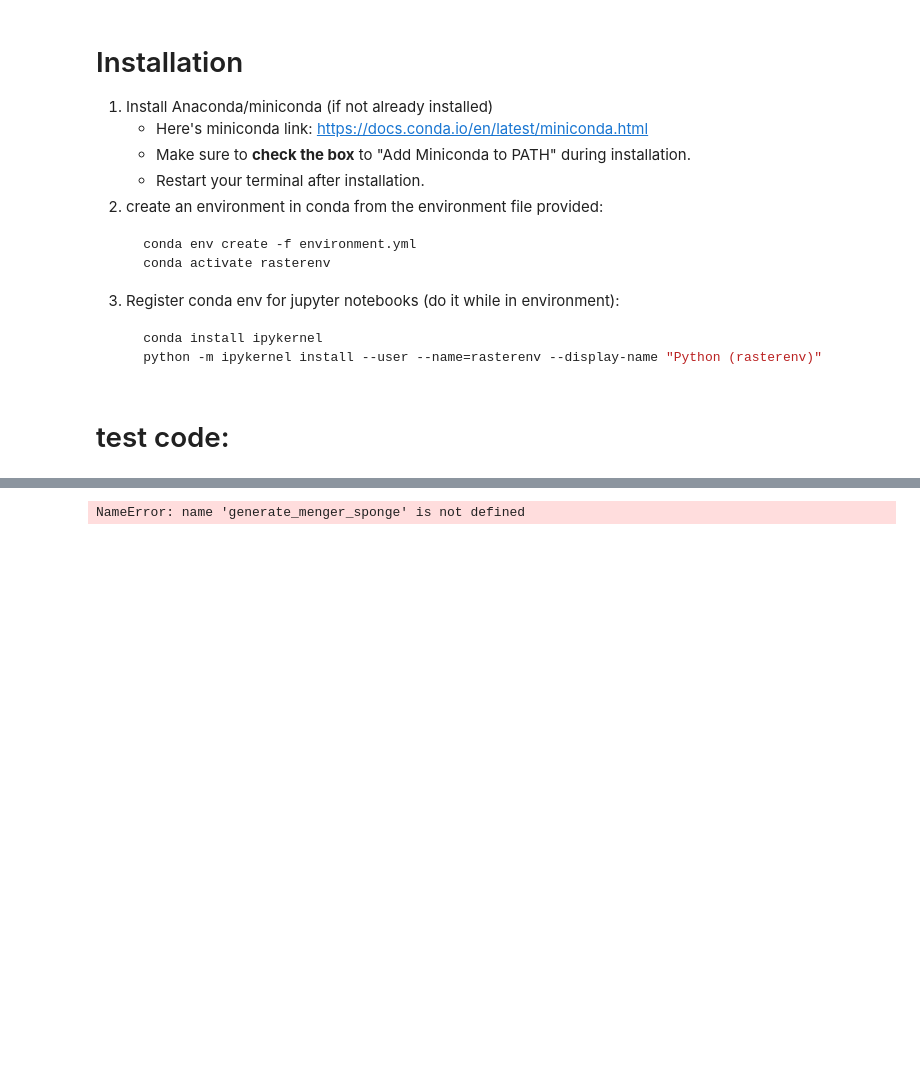
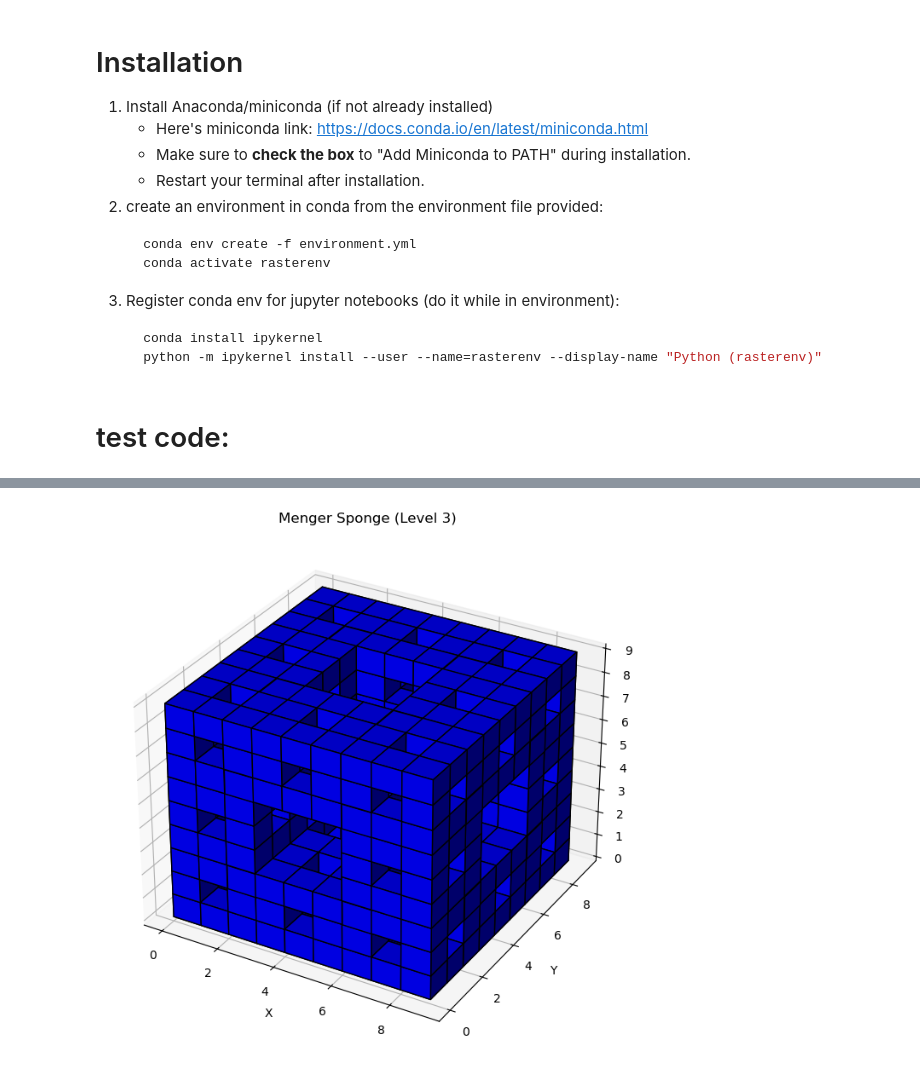
Before and after one commit to Hassoonu/2025-SROP-MSI-Alliance-REU, a Jupyter notebook: raster_work/test.ipynb, the cells around one changed output, grey strips where cells are left out. Drawn from its saved outputs; the diff is of its cells as text; code cells hidden in the pictures; blank space fills up the shorter version.

```diff
--- a/raster_work/test.ipynb
+++ b/raster_work/test.ipynb
@@ -97,25 +87,25 @@ def generate_menger_sponge(level):
                     sponge[x, y, z] = 0
     return sponge
 # %%
-import matplotlib.pyplot as plt
-from mpl_toolkits.mplot3d import Axes3D  # noqa: F401; needed for 3D
 
-sponge = generate_menger_sponge(3)
+
+sponge = generate_menger_sponge(2)
 
 fig = plt.figure(figsize=(8, 8))
 ax = fig.add_subplot(111, projection='3d')
 
 # Convert to boolean so matplotlib knows which voxels to draw
 filled = sponge.astype(bool)
+slice_2d = filled[0]
 
 # Plot voxels (optional: set facecolor or edgecolor)
 ax.voxels(filled, facecolors='blue', edgecolor='k')
 
 ax.set_xlabel('X')
 ax.set_ylabel('Y')
 ax.set_zlabel('Z')
 plt.title("Menger Sponge (Level 3)")
 plt.show()
 # %% [output]
-NameError: name 'generate_menger_sponge' is not defined
+[figure, added]
 # %%
```
Also changed, not shown: parts of 11 cells of this notebook, 2 other files.
